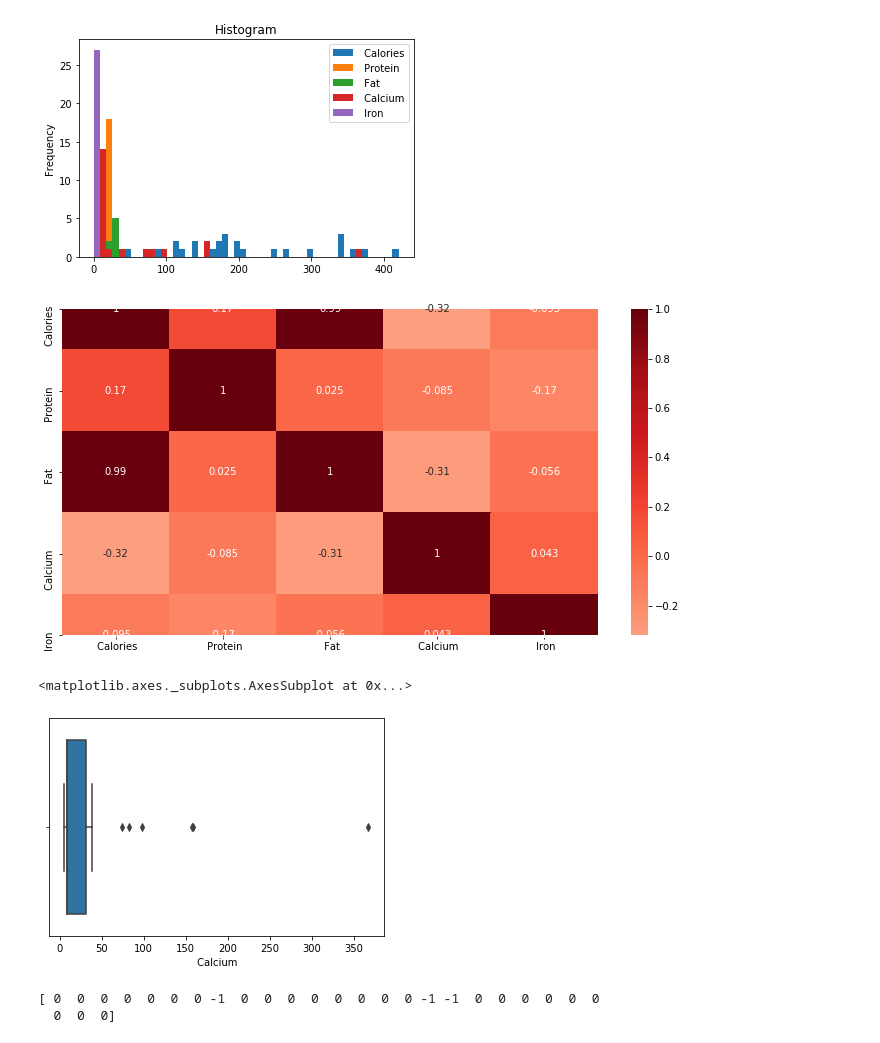
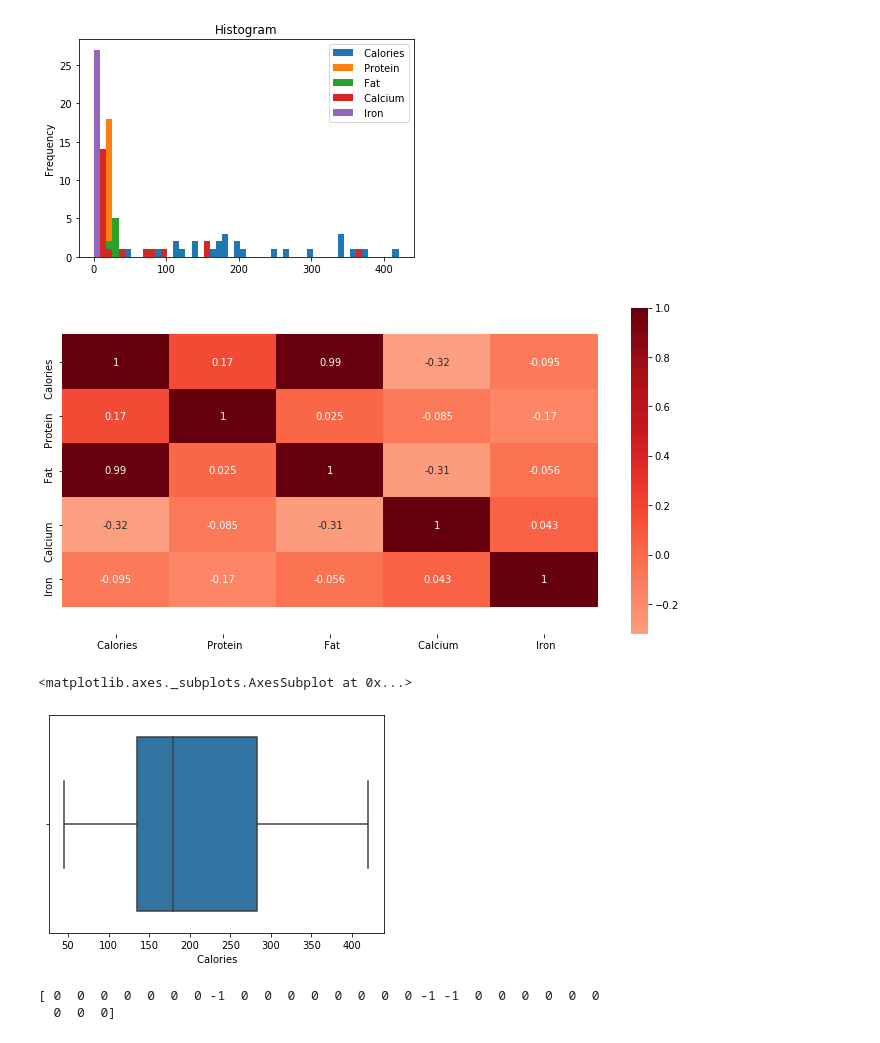
Before and after one commit to Salaton/datamining, a Jupyter notebook: clustering/clustering.ipynb, the cells around one changed output. Saved outputs shown, nothing was run; the diff lists cells and outputs as text; code cells hidden in the pictures.

```diff
--- a/clustering/clustering.ipynb
+++ b/clustering/clustering.ipynb
@@ -58,16 +58,18 @@ import matplotlib.pyplot as plt
 fig,ax = plt.subplots(figsize=(12,6))
 
 sns.heatmap(food_data.corr(),center=0,cmap='Reds',annot=True)
+bottom, top = ax.get_ylim()
+ax.set_ylim(bottom + 0.5, top - 0.5)
 plt.show()
 # %% [output]
-[figure, old version]
+[figure, new version]
 # %%
 # Detecting ouliers using the boxplot
 import seaborn as sns
-sns.boxplot(food_data[' Calcium'])
+sns.boxplot(food_data[' Calories'])
 # %% [output]
 <matplotlib.axes._subplots.AxesSubplot at 0x...>
-[figure, old version]
+[figure, new version]
 # %%
 '''
 using DBSCAN that uses clustering... Calculate distance between points and look for points which are far away
```
Also changed, not shown: parts of 1 cell of this notebook.
